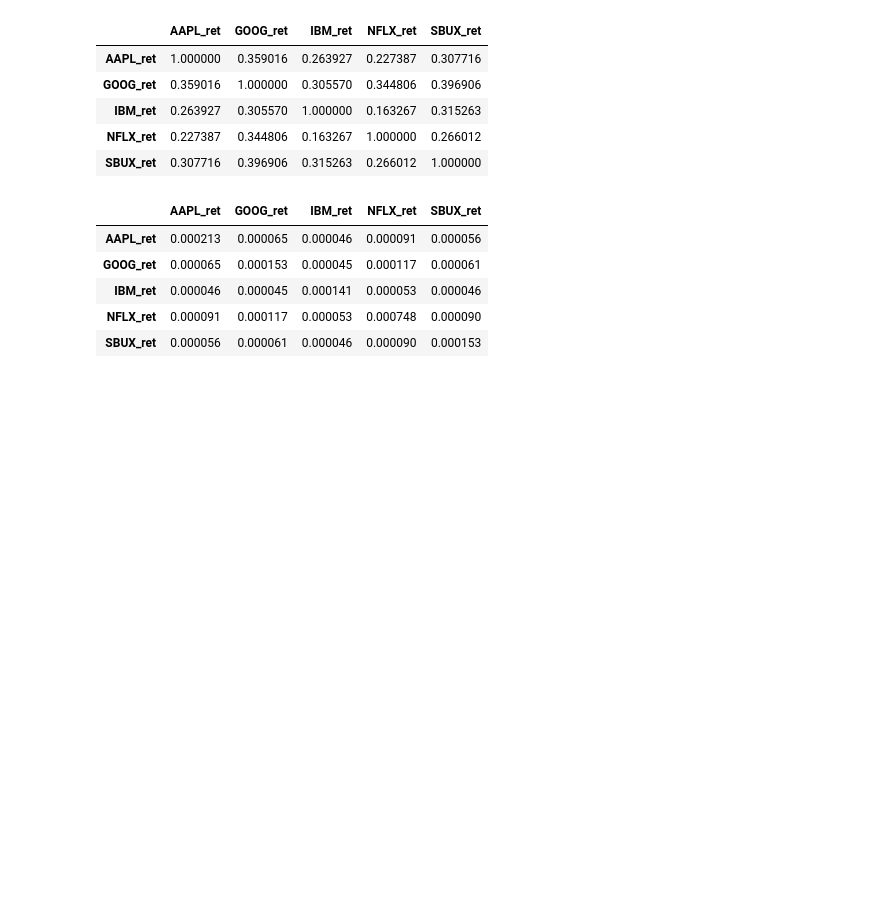
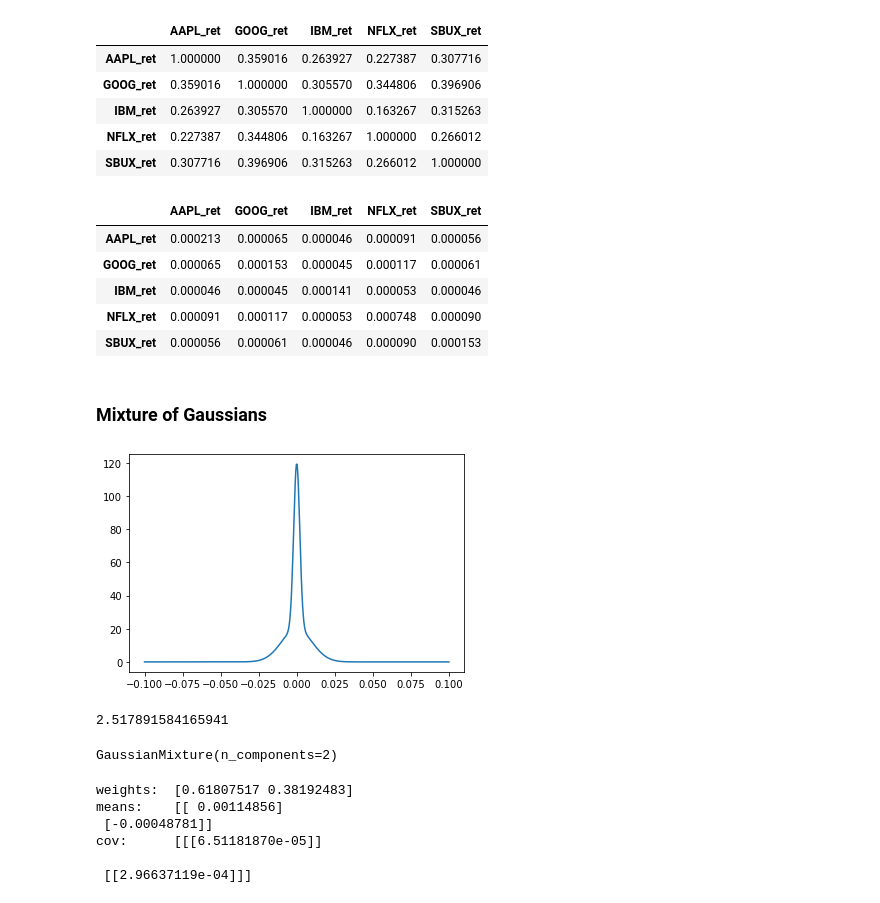
Before and after one commit to tohidabedini/deep-learning-courses, a Jupyter notebook: 04-Udemy - Financial/02-Financial basics/2.11-Financial Data Statistics.ipynb, the cells around one changed output. Cells and saved outputs as stored; diff of their text form; code cells hidden in the pictures; blank space fills up the shorter version.

```diff
--- a/04-Udemy - Financial/02-Financial basics/2.11-Financial Data Statistics.ipynb
+++ b/04-Udemy - Financial/02-Financial basics/2.11-Financial Data Statistics.ipynb
@@ -412,3 +413,33 @@ rets.cov()
 | IBM_ret | 0.000046 | 0.000045 | 0.000141 | 0.000053 | 0.000046 |
 | NFLX_ret | 0.000091 | 0.000117 | 0.000053 | 0.000748 | 0.000090 |
 | SBUX_ret | 0.000056 | 0.000061 | 0.000046 | 0.000090 | 0.000153 |
+# %% [markdown]
+### Mixture of Gaussians
+# %%
+x_list = np.linspace(-0.1, 0.1, 500)
+# %%
+def create_mx_gaussians(p, x_list, loc1, scale1, loc2, scale2):
+    fx = p * norm.pdf(x_list, loc=loc1, scale=scale1) + (1-p) * norm.pdf(x_list, loc=loc2, scale=scale2)
+    return fx
+
+def sample_generator(loc1, scale1, loc2, scale2):
+    samples = []
+    m0, s0 = loc1, scale1
+    m1, s1 = loc2, scale2
+
+    for _ in range(5000):
+        if np.random.random() < p:
+            x = norm.rvs(m0, s0)
+        else:
+            x = norm.rvs(m1, s1)
+        samples.append(x)
+    series = pd.Series(samples)
+    return series.kurtosis(), series
+# %%
+loc1, scale1, loc2, scale2 = 0, 0.01, 0, 0.002
+
+fx = create_mx_gaussians(p=0.5, x_list=x_list, loc1=loc1, scale1=scale1, loc2=loc2, scale2=scale2)
+# %%
+plt.plot(x_list, fx);
+# %% [output]
+[figure, added]
@@ -414,0 +448,25 @@ rets.cov()
+# %%
+kurtosis
+# %% [output]
+2.517891584165941
+# %%
+data = sbux["log_return"].dropna().to_numpy().reshape(-1,1)
+model = GaussianMixture(n_components=2)
+model.fit(data)
+# %% [output]
+GaussianMixture(n_components=2)
+# %%
+weights = model.weights_
+means = model.means_
+cov = model.covariances_
+
+print("weights: ", weights)
+print("means:   ", means)
+print("cov:     ", cov)
+# %% [output]
+weights:  [0.61807517 0.38192483]
+means:    [[ 0.00114856]
+ [-0.00048781]]
+cov:      [[[6.51181870e-05]]
+
+ [[2.96637119e-04]]]
```
Also changed, not shown: parts of 6 cells of this notebook.
